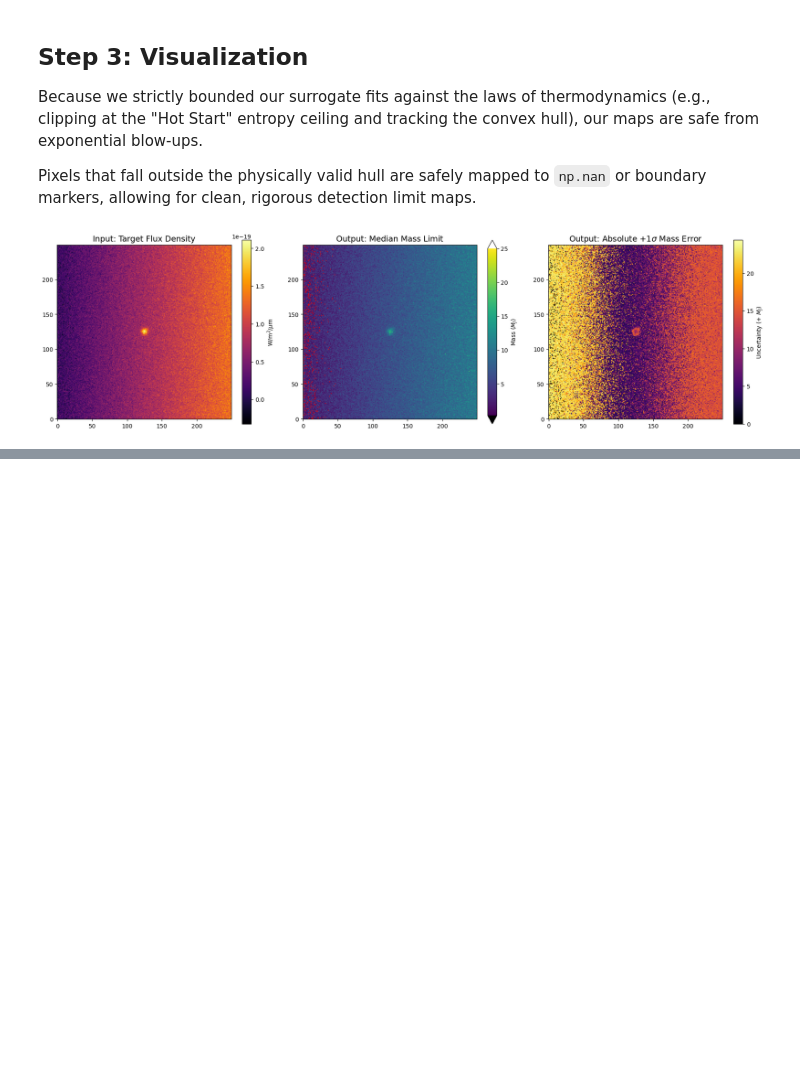
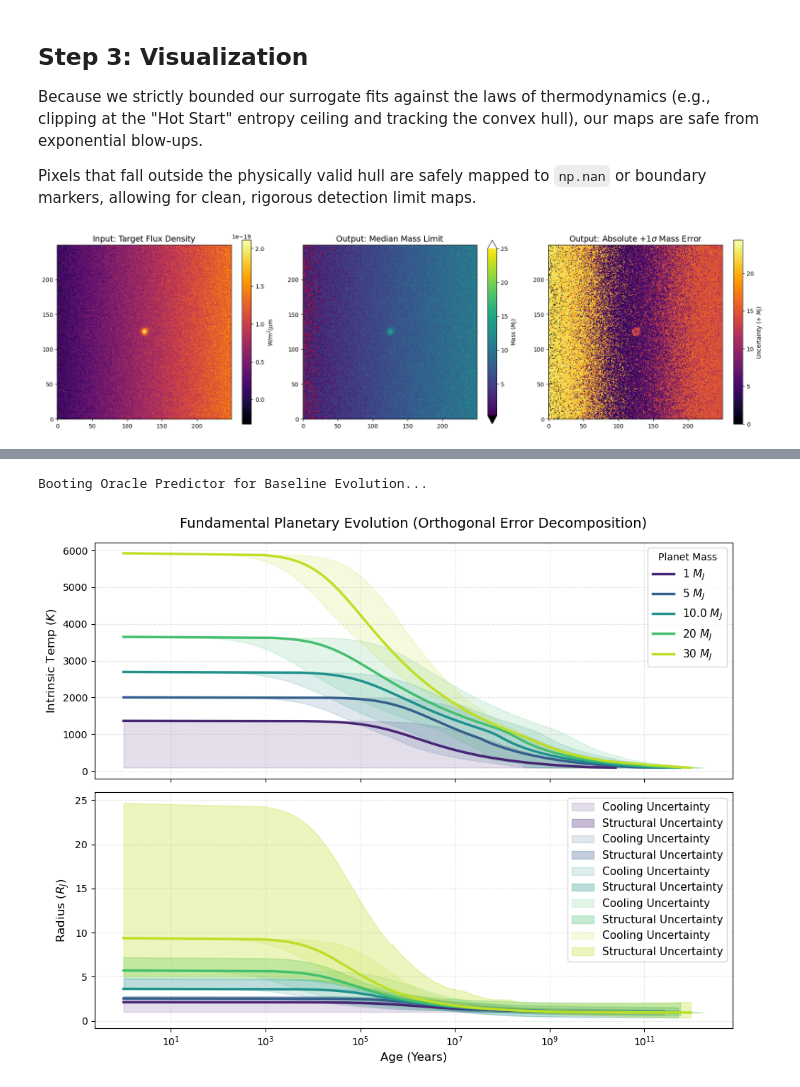
Before and after one commit to ChristianSWilkinson/cooltrack, a Jupyter notebook: notebooks/detection_map_explainer.ipynb, the cells around one changed output, grey strips where cells are left out. Cells and saved outputs as stored; diff of their text form; code cells hidden in the pictures; blank space fills up the shorter version.

```diff
--- a/notebooks/detection_map_explainer.ipynb
+++ b/notebooks/detection_map_explainer.ipynb
@@ -135,0 +233,79 @@ plt.show()
+# %%
+# ==============================================================================
+# CELL 1: SIMPLE EVOLUTION CURVES (ORTHOGONAL ERROR DECOMPOSITION)
+# ==============================================================================
+%matplotlib inline
+
+import os
+import sys
+import numpy as np
+import matplotlib.pyplot as plt
+
+# Ensure Python can find the cooltrack modules
+sys.path.append(os.path.abspath(os.path.join(os.getcwd(), '..')))
+from cooltrack.predictor import CoolTrackPredictor
+
+print("Booting Oracle Predictor for Baseline Evolution...")
+
+masses_to_test = [1, 5, 10.0, 20, 30]
+colors = plt.cm.viridis(np.linspace(0.1, 0.9, len(masses_to_test)))
+
+fig, (ax1, ax2) = plt.subplots(2, 1, figsize=(10, 8), sharex=True)
+
+for i, mass in enumerate(masses_to_test):
+    query_vec = np.array([mass, 100.0, 0.0, 10.0, 6.0, 6.0, 8.0])
+    scaled_query = (query_vec - oracle.mean) / oracle.std
+
+    _, idx = oracle.tree.query(scaled_query)
+    cached_fits = oracle.database[int(idx)]
+
+    # Extract the complete evolutionary track
+    track = oracle.engine.evolve(cached_fits, start_type=19, n_draws=100)
+
+    # Enforce monotonic time to prevent plot overlapping
+    for col in ['age_yr', 'age_yr_lower', 'age_yr_upper']:
+        track[col] = track[col].clip(lower=1.0)
+        track[col] = np.maximum.accumulate(track[col])
+
+    # Create a safe upper bound that never crosses below the median (for Hot Starts)
+    safe_age_upper = np.maximum(track['age_yr'], track['age_yr_upper'])
+
+    # ==========================================
+    # 4A. TEMPERATURE: Bounded by Time Uncertainty
+    # ==========================================
+    ax1.plot(track['age_yr'], track['T_int'], color=colors[i], lw=2.5, label=f"{mass} $M_J$")
+    ax1.fill_betweenx(track['T_int'], track['age_yr_lower'], safe_age_upper, color=colors[i], alpha=0.15)
+
+    # ==========================================
+    # 4B. RADIUS: Orthogonal Error Decomposition
+    # ==========================================
+    ax2.plot(track['age_yr'], track['Req_Rj'], color=colors[i], lw=2.5)
+
+    # X-Axis Error: Thermodynamic / Cooling Uncertainty
+    ax2.fill_betweenx(track['Req_Rj'], track['age_yr_lower'], safe_age_upper,
+                      color=colors[i], alpha=0.15, label='Cooling Uncertainty')
+
+    # Y-Axis Error: Structural / Equation of State Uncertainty
+    # (Because the arrays are now perfectly stable, we can plot them directly!)
+    ax2.fill_between(track['age_yr'], track['Req_Rj_lower'], track['Req_Rj_upper'],
+                     color=colors[i], alpha=0.3, label='Structural Uncertainty')
+
+# Format Top Panel: Intrinsic Temperature
+ax1.set_title('Fundamental Planetary Evolution (Orthogonal Error Decomposition)', fontsize=14, pad=15)
+ax1.set_ylabel('Intrinsic Temp ($K$)', fontsize=12)
+ax1.set_xscale('log')
+ax1.legend(title="Planet Mass", fontsize=11)
+ax1.grid(True, alpha=0.3, ls='--')
+
+# Format Bottom Panel: Structural Radius
+ax2.set_xlabel('Age (Years)', fontsize=12)
+ax2.set_ylabel('Radius ($R_J$)', fontsize=12)
+ax2.set_xscale('log')
+ax2.legend(fontsize=11)
+ax2.grid(True, alpha=0.3, ls='--')
+
+plt.tight_layout()
+plt.show()
+# %% [output]
+Booting Oracle Predictor for Baseline Evolution...
+[figure, added]
```
Also changed, not shown: parts of 3 cells of this notebook, 10 other files.
